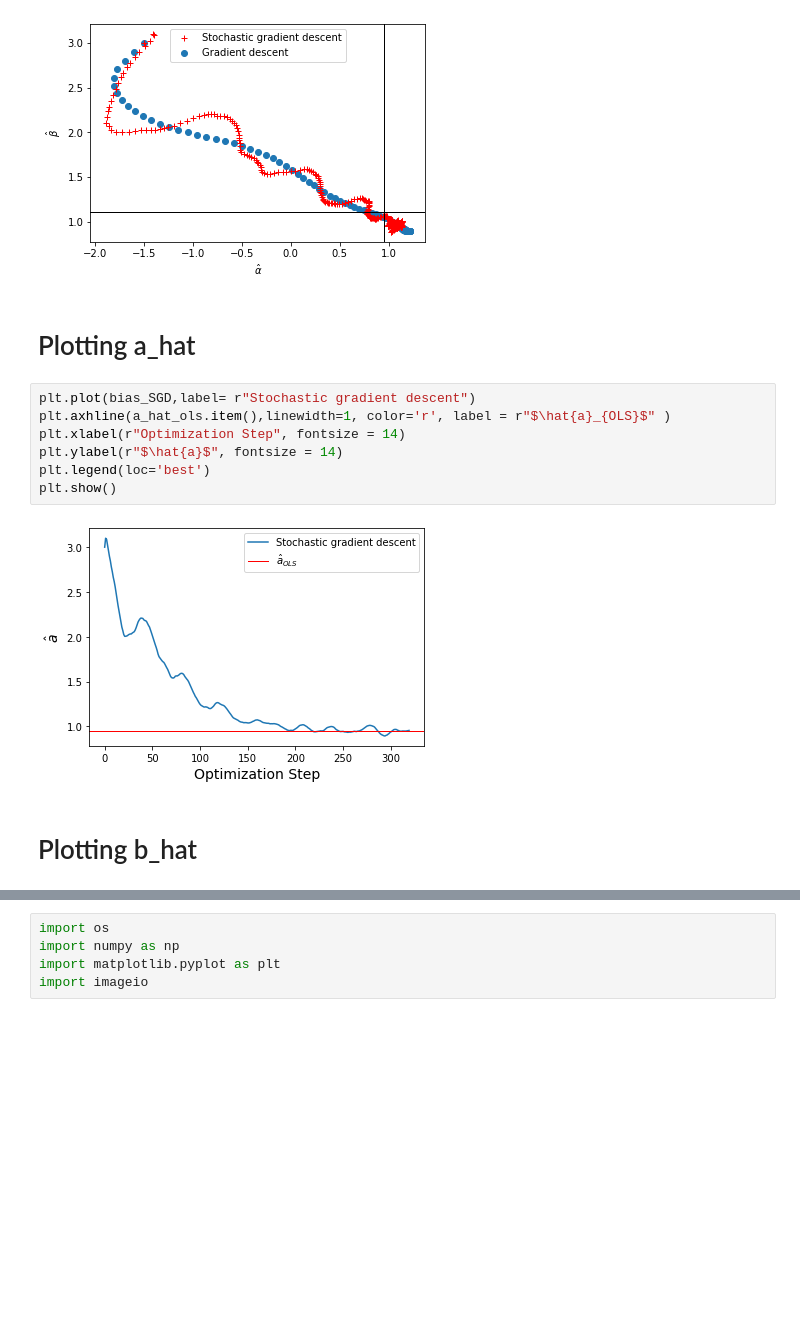
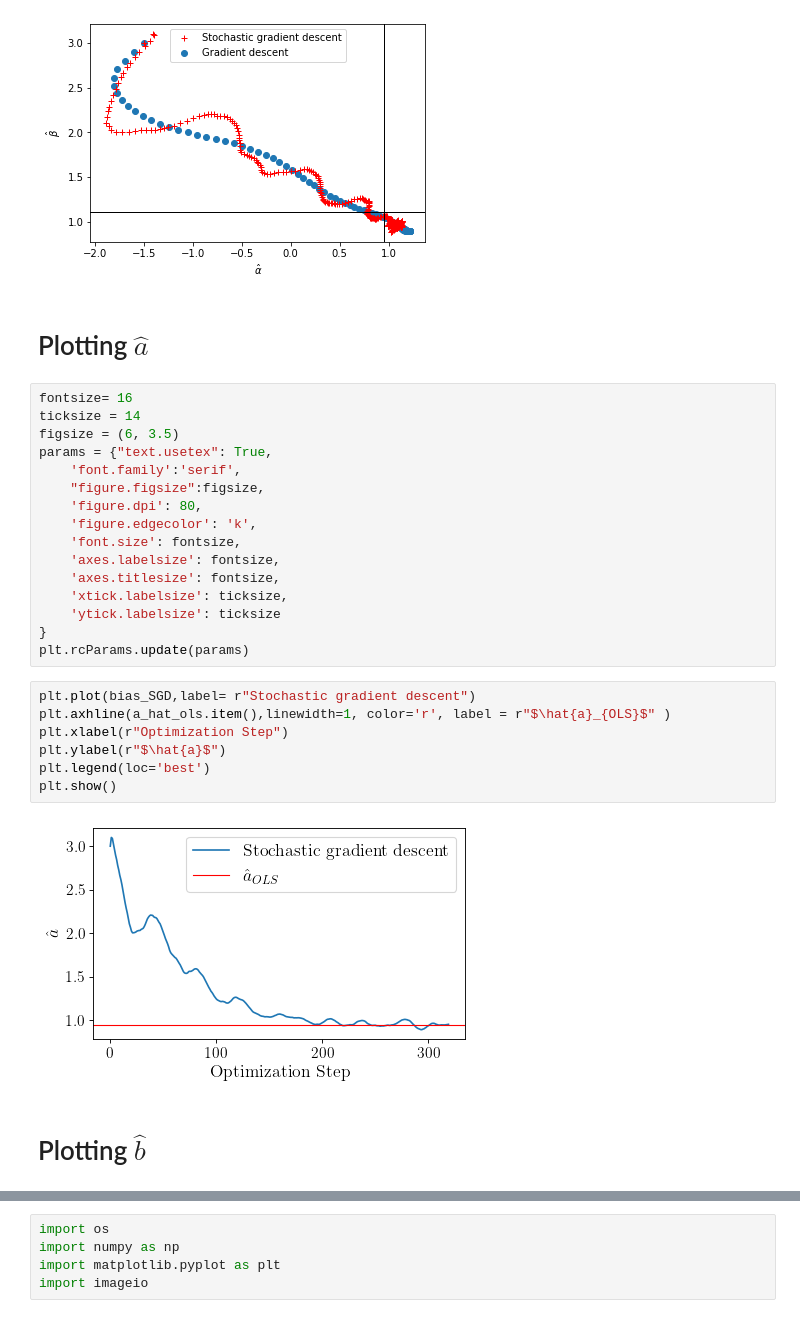
Before and after one commit to Mekahou/Fun-Stuff, a Jupyter notebook: codes/stochastic gradient descent/1. Gradient Descent and Stochastic Gradient Descent.ipynb, the cells around one changed output, grey strips where cells are left out. Saved outputs shown, nothing was run; the diff lists cells and outputs as text; blank space fills up the shorter version.

Commit message:
making plots prettier

```diff
--- a/codes/stochastic gradient descent/1. Gradient Descent and Stochastic Gradient Descent.ipynb
+++ b/codes/stochastic gradient descent/1. Gradient Descent and Stochastic Gradient Descent.ipynb
@@ -181,18 +180,34 @@ plt.show()
 The input object of type 'Tensor' is an array-like implementing one of the corresponding protocols (`__array__`, `__array_interface__` or `__array_struct__`); but not a sequence (or 0-D). In the futur ...
 [figure]
 # %% [markdown]
-# Plotting a_hat
+# Plotting $\hat{a}$
+# %%
+fontsize= 16
+ticksize = 14
+figsize = (6, 3.5)
+params = {"text.usetex": True,
+    'font.family':'serif',
+    "figure.figsize":figsize,
+    'figure.dpi': 80,
+    'figure.edgecolor': 'k',
+    'font.size': fontsize,
+    'axes.labelsize': fontsize,
+    'axes.titlesize': fontsize,
+    'xtick.labelsize': ticksize,
+    'ytick.labelsize': ticksize
+}
+plt.rcParams.update(params)
 # %%
 plt.plot(bias_SGD,label= r"Stochastic gradient descent")
 plt.axhline(a_hat_ols.item(),linewidth=1, color='r', label = r"$\hat{a}_{OLS}$" )
-plt.xlabel(r"Optimization Step", fontsize = 14)
-plt.ylabel(r"$\hat{a}$", fontsize = 14)
+plt.xlabel(r"Optimization Step")
+plt.ylabel(r"$\hat{a}$")
 plt.legend(loc='best')
 plt.show()
 # %% [output]
-[figure, old version]
+[figure, new version]
 # %% [markdown]
-# Plotting b_hat
+# Plotting $\hat{b}$
 # %%
 plt.plot(weight_SGD,label= r"Stochastic gradient descent")
 plt.axhline(b_hat_ols.item(),linewidth=1, color='r', label = r"$\hat{b}_{OLS}$")
```
Also changed, not shown: parts of 6 cells of this notebook, 2 other files.
